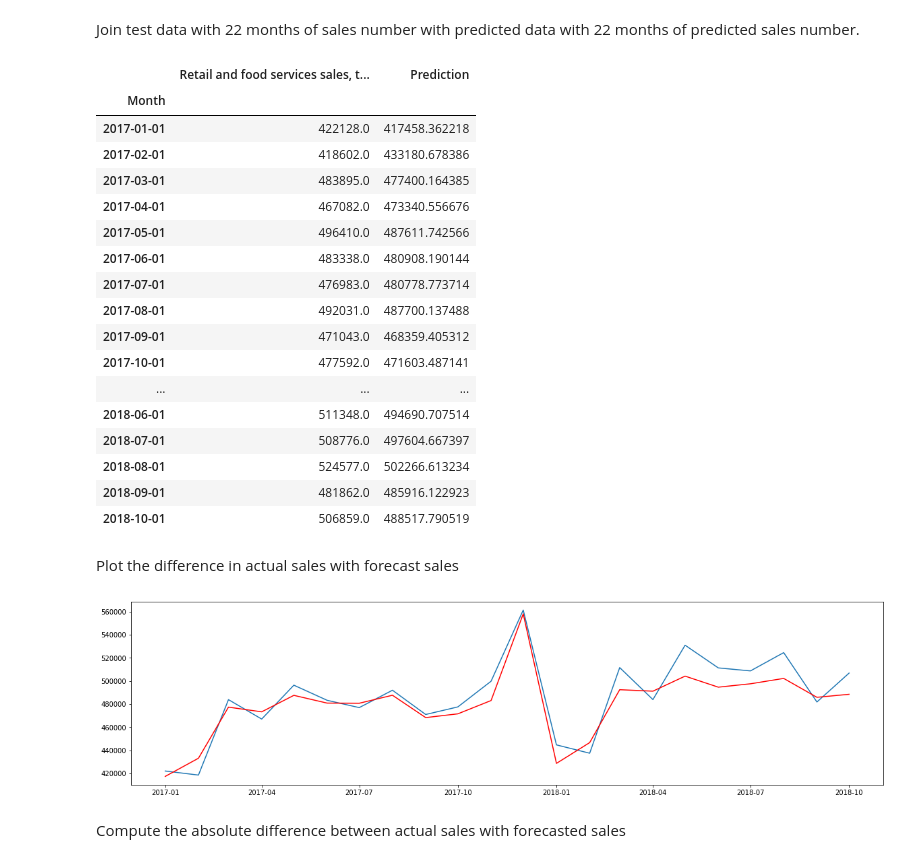
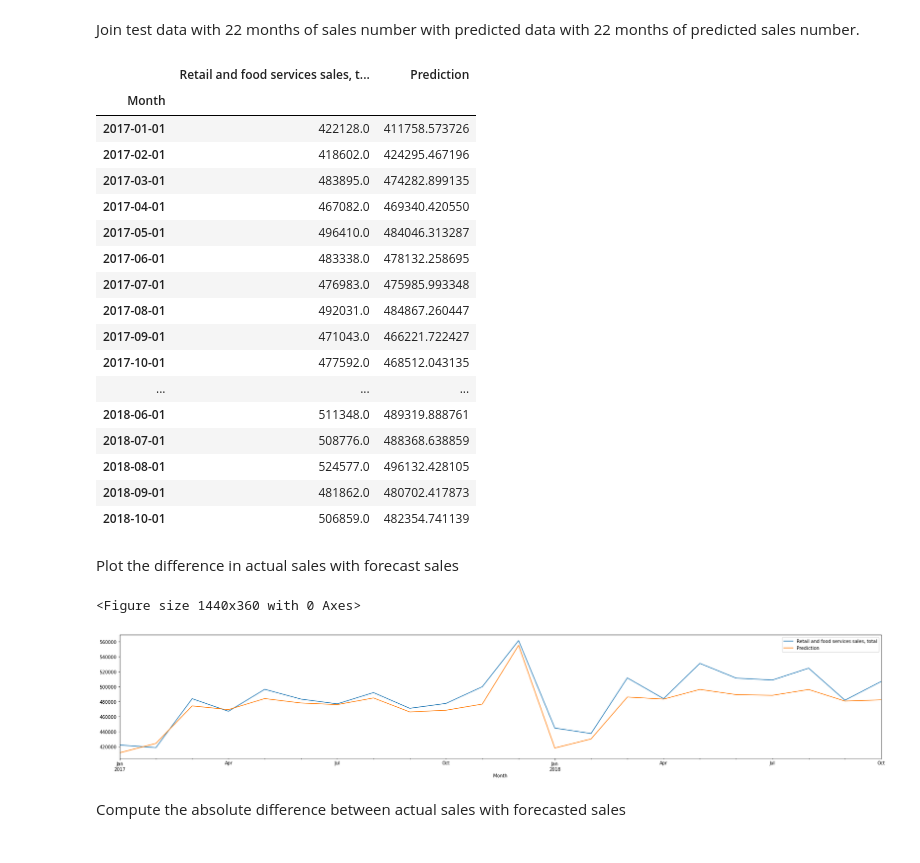
Before and after one commit to sungkim11/forecast, a Jupyter notebook: 4_1_Create_Forecast_using_Python___LSTM.ipynb, the cells around one changed output. Drawn from its saved outputs; the diff is of its cells as text; code cells hidden in the pictures.

```diff
--- a/4_1_Create_Forecast_using_Python___LSTM.ipynb
+++ b/4_1_Create_Forecast_using_Python___LSTM.ipynb
@@ -568,11 +593,10 @@ It is easier to change parameter values in one place, so you can track changes t
 # %%
-#n_inputs = 22
 n_inputs = 12
 n_features = 1
 n_batch_size = 1
 n_epochs = 100
 n_units = 400
-n_dropouts = 0.1
+n_dropouts = 0.2
 n_predict_validate = 22
 n_predict_predict = 48
 # %% [markdown]
@@ -639,31 +663,31 @@ Retail_and_food_services_sales_total_validate.tail(22)
 # %% [output]
 |  | Retail and food services sales, t... | Prediction |
 | Month |  |  |
-| 2017-01-01 | 422128.0 | 417458.362218 |
-| 2017-02-01 | 418602.0 | 433180.678386 |
-| 2017-03-01 | 483895.0 | 477400.164385 |
-| 2017-04-01 | 467082.0 | 473340.556676 |
-| 2017-05-01 | 496410.0 | 487611.742566 |
-| 2017-06-01 | 483338.0 | 480908.190144 |
-| 2017-07-01 | 476983.0 | 480778.773714 |
-| 2017-08-01 | 492031.0 | 487700.137488 |
-| 2017-09-01 | 471043.0 | 468359.405312 |
-| 2017-10-01 | 477592.0 | 471603.487141 |
+| 2017-01-01 | 422128.0 | 411758.573726 |
+| 2017-02-01 | 418602.0 | 424295.467196 |
+| 2017-03-01 | 483895.0 | 474282.899135 |
+| 2017-04-01 | 467082.0 | 469340.420550 |
+| 2017-05-01 | 496410.0 | 484046.313287 |
+| 2017-06-01 | 483338.0 | 478132.258695 |
+| 2017-07-01 | 476983.0 | 475985.993348 |
+| 2017-08-01 | 492031.0 | 484867.260447 |
+| 2017-09-01 | 471043.0 | 466221.722427 |
+| 2017-10-01 | 477592.0 | 468512.043135 |
 | ... | ... | ... |
-| 2018-06-01 | 511348.0 | 494690.707514 |
-| 2018-07-01 | 508776.0 | 497604.667397 |
-| 2018-08-01 | 524577.0 | 502266.613234 |
-| 2018-09-01 | 481862.0 | 485916.122923 |
-| 2018-10-01 | 506859.0 | 488517.790519 |
+| 2018-06-01 | 511348.0 | 489319.888761 |
+| 2018-07-01 | 508776.0 | 488368.638859 |
+| 2018-08-01 | 524577.0 | 496132.428105 |
+| 2018-09-01 | 481862.0 | 480702.417873 |
+| 2018-10-01 | 506859.0 | 482354.741139 |
 # %% [markdown]
 Plot the difference in actual sales with forecast sales
 # %%
 plt.pyplot.figure(figsize = (20, 5))
-plt.pyplot.plot(Retail_and_food_services_sales_total_validate.index, Retail_and_food_services_sales_total_validate['Retail and food services sales, total'])
-plt.pyplot.plot(Retail_and_food_services_sales_total_validate.index, Retail_and_food_services_sales_total_validate['Prediction'], color='r')
+Retail_and_food_services_sales_total_validate.plot()
 plt.pyplot.show()
 # %% [output]
+<Figure size 1440x360 with 0 Axes>
-[figure, old version]
+[figure, new version]
 # %% [markdown]
 Compute the absolute difference between actual sales with forecasted sales
 # %%
```
Also changed, not shown: parts of 297 cells of this notebook.
